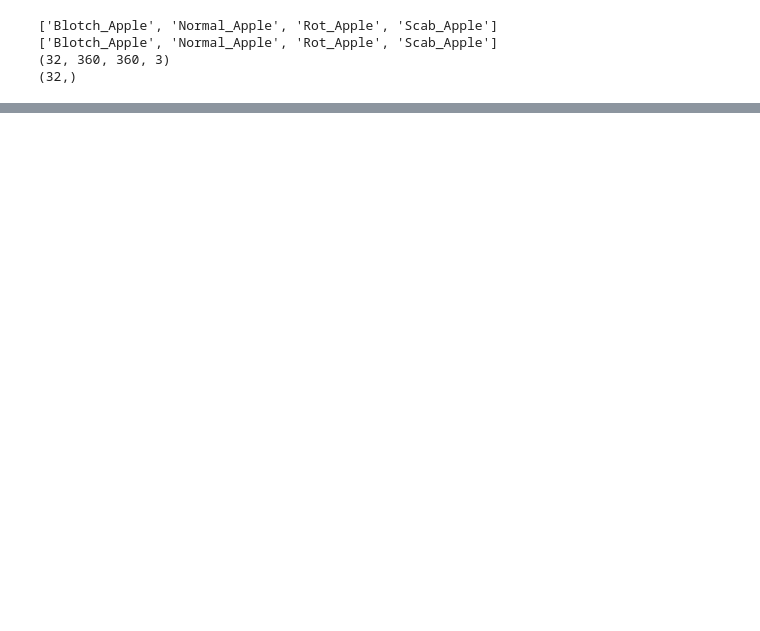
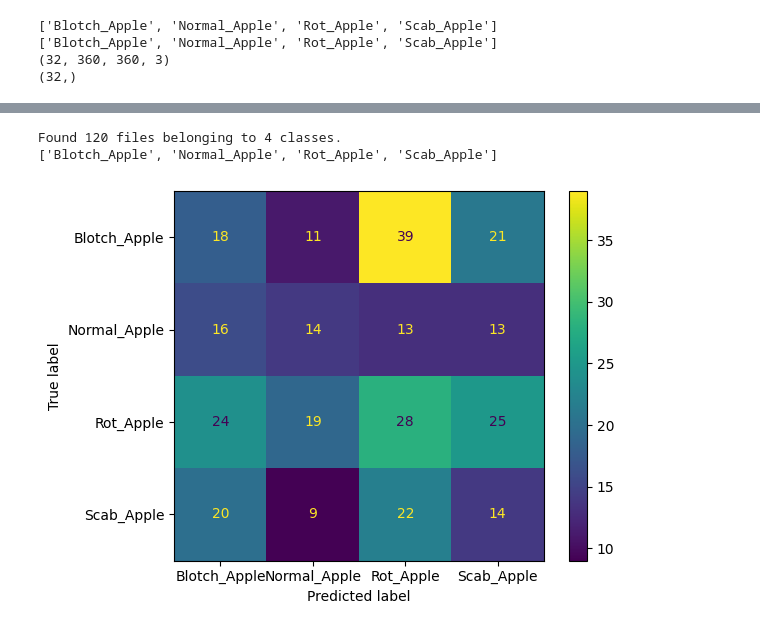
Before and after one commit to AmadLaghari/MakeAIWork2, a Jupyter notebook: opdrachten/practica/week10/loaddata.ipynb, the cells around one changed output, grey strips where cells are left out. Saved outputs shown, nothing was run; the diff lists cells and outputs as text; code cells hidden in the pictures; blank space fills up the shorter version.

Commit message:
model

```diff
--- a/opdrachten/practica/week10/loaddata.ipynb
+++ b/opdrachten/practica/week10/loaddata.ipynb
@@ -164,3 +168,42 @@ plt.show()
+# %%
+test_data_dir = 'C:/Users/amad_/makeaiwork2/projects/apple_disease_classification/data/Test'
+
+
+test_ds = tf.keras.utils.image_dataset_from_directory(
+    test_data_dir,
+    seed=123,
+    image_size=(img_height, img_width),
+    batch_size=batch_size)
+
+
+
+
+test_label = test_ds.class_names
+print(test_label)
+
+
+from sklearn.metrics import confusion_matrix
+from sklearn.metrics import ConfusionMatrixDisplay
+
+batchPredictions = model.predict(train_ds)
+predicted_categories = tf.argmax(batchPredictions, axis=1)
+true_categories = tf.concat([y for x, y in train_ds], axis=0)
+
+# confusion_matrix(predicted_categories, true_categories)
+
+
+
+
+confusion_matrix = confusion_matrix(true_categories, predicted_categories)
+cm_display = ConfusionMatrixDisplay(confusion_matrix = confusion_matrix,display_labels = ['Blotch_Apple', 'Normal_Apple', 'Rot_Apple', 'Scab_Apple'])
+
+
+cm_display.plot()
+plt.show()
+# %% [output]
+Found 120 files belonging to 4 classes.
+['Blotch_Apple', 'Normal_Apple', 'Rot_Apple', 'Scab_Apple']
+[figure, added]
 # %%
 #Data aug
 data_augmentation = keras.Sequential(
```
Also changed, not shown: parts of 13 cells of this notebook, 1 other file.
